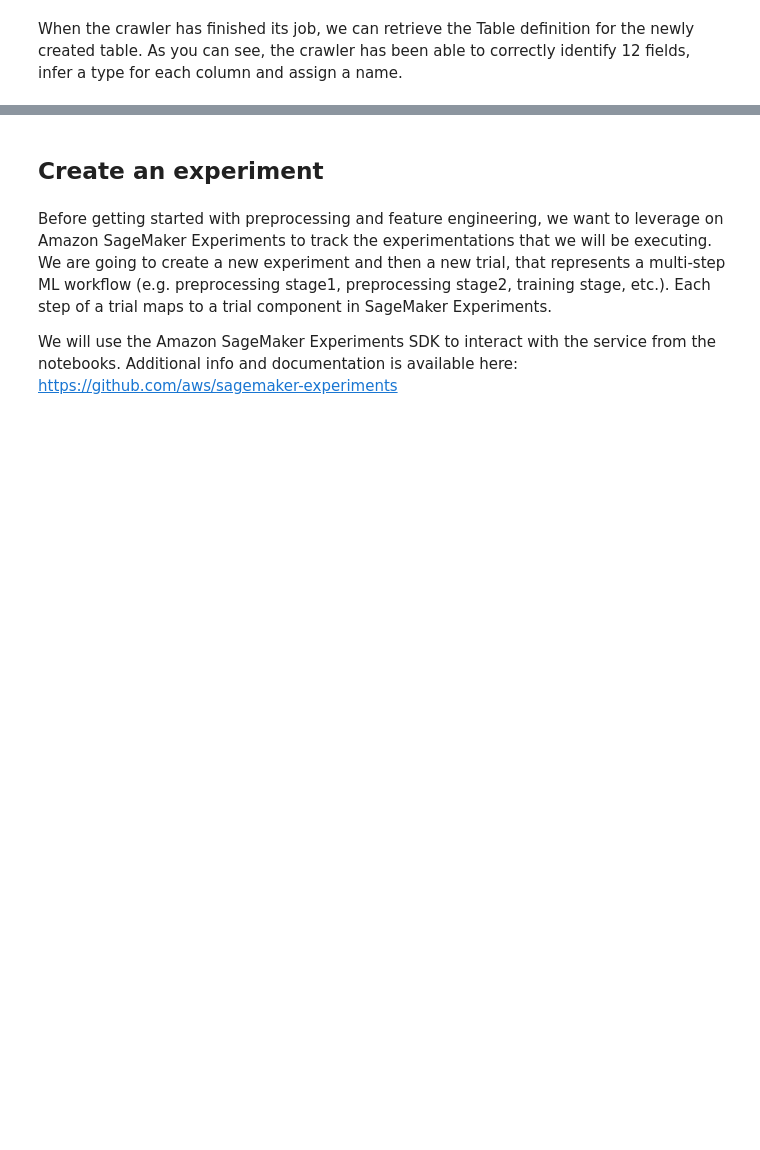
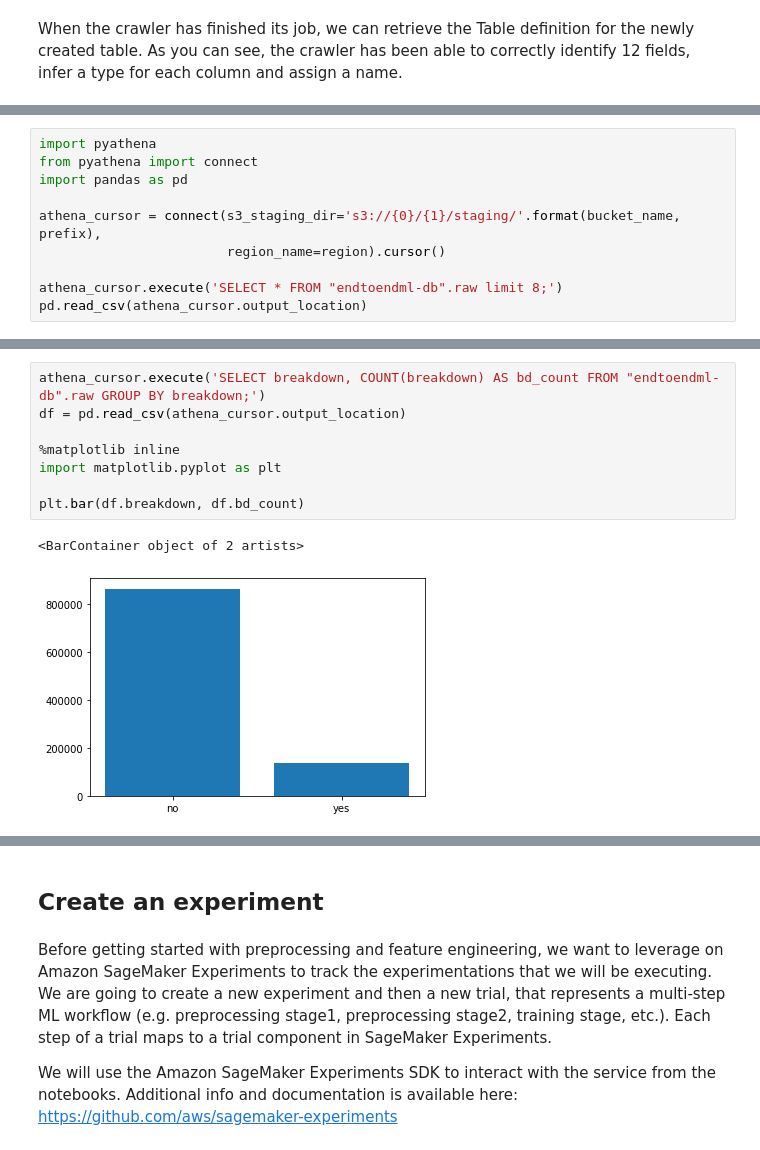
Before and after one commit to aws-samples/amazon-sagemaker-build-train-deploy, a Jupyter notebook: 02_data_exploration_and_feature_eng/02_data_exploration_and_feature_eng.ipynb, the cells around one changed output, grey strips where cells are left out. Saved outputs shown, nothing was run; the diff lists cells and outputs as text; blank space fills up the shorter version.

```diff
--- a/02_data_exploration_and_feature_eng/02_data_exploration_and_feature_eng.ipynb
+++ b/02_data_exploration_and_feature_eng/02_data_exploration_and_feature_eng.ipynb
@@ -76,0 +189,10 @@ table
+# %%
+import pyathena
+from pyathena import connect
+import pandas as pd
+
+athena_cursor = connect(s3_staging_dir='s3://{0}/{1}/staging/'.format(bucket_name, prefix),
+                        region_name=region).cursor()
+
+athena_cursor.execute('SELECT * FROM "endtoendml-db".raw limit 8;')
+pd.read_csv(athena_cursor.output_location)
@@ -76,0 +227,11 @@ table
+# %%
+athena_cursor.execute('SELECT breakdown, COUNT(breakdown) AS bd_count FROM "endtoendml-db".raw GROUP BY breakdown;')
+df = pd.read_csv(athena_cursor.output_location)
+
+%matplotlib inline
+import matplotlib.pyplot as plt
+
+plt.bar(df.breakdown, df.bd_count)
+# %% [output]
+<BarContainer object of 2 artists>
+[figure, added]
```
Also changed, not shown: parts of 31 cells of this notebook, 36 other files.
